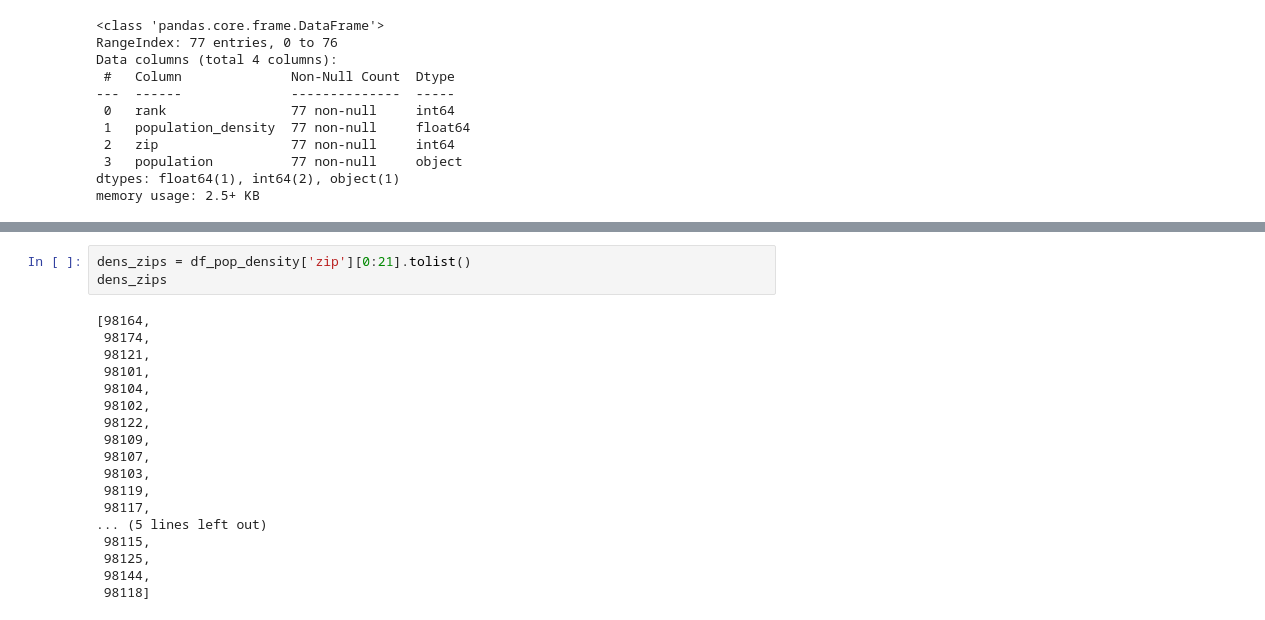
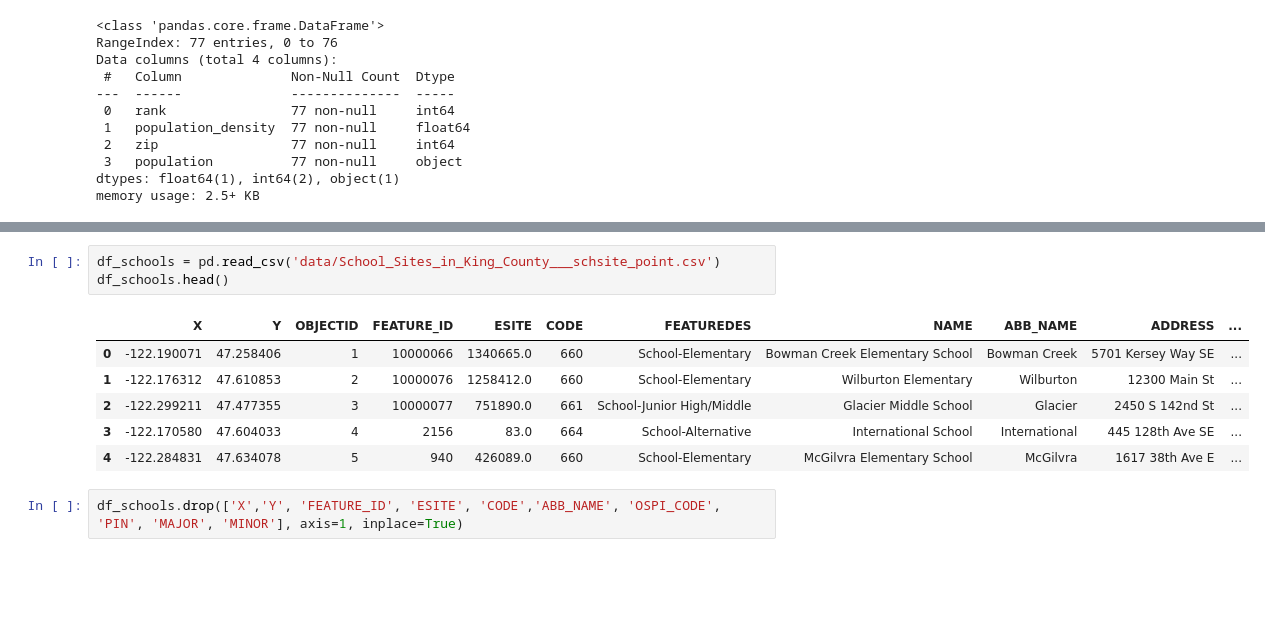
Before and after one commit to LanaCasselmann/eda-project-housing, a Jupyter notebook: preliminaries.ipynb, the cells around one changed output, grey strips where cells are left out. Saved outputs shown, nothing was run; the diff lists cells and outputs as text; blank space fills up the shorter version.

```diff
--- a/preliminaries.ipynb
+++ b/preliminaries.ipynb
@@ -101,21 +105,12 @@ dict_pop_rk
-# %%
-dens_zips = df_pop_density['zip'][0:21].tolist()
-dens_zips
-# %% [output]
-[98164,
- 98174,
- 98121,
- 98101,
- 98104,
- 98102,
- 98122,
- 98109,
- 98107,
- 98103,
- 98119,
- 98117,
-... (5 lines left out)
- 98115,
- 98125,
- 98144,
- 98118]
+# %%
+df_schools = pd.read_csv('data/School_Sites_in_King_County___schsite_point.csv')
+df_schools.head()
+# %% [output]
+|  | X | Y | OBJECTID | FEATURE_ID | ESITE | CODE | FEATUREDES | NAME | ABB_NAME | ADDRESS | ... |
+| 0 | -122.190071 | 47.258406 | 1 | 10000066 | 1340665.0 | 660 | School-Elementary | Bowman Creek Elementary School | Bowman Creek | 5701 Kersey Way SE | ... |
+| 1 | -122.176312 | 47.610853 | 2 | 10000076 | 1258412.0 | 660 | School-Elementary | Wilburton Elementary | Wilburton | 12300 Main St | ... |
+| 2 | -122.299211 | 47.477355 | 3 | 10000077 | 751890.0 | 661 | School-Junior High/Middle | Glacier Middle School | Glacier | 2450 S 142nd St | ... |
+| 3 | -122.170580 | 47.604033 | 4 | 2156 | 83.0 | 664 | School-Alternative | International School | International | 445 128th Ave SE | ... |
+| 4 | -122.284831 | 47.634078 | 5 | 940 | 426089.0 | 660 | School-Elementary | McGilvra Elementary School | McGilvra | 1617 38th Ave E | ... |
+# %%
+df_schools.drop(['X','Y', 'FEATURE_ID', 'ESITE', 'CODE','ABB_NAME', 'OSPI_CODE', 'PIN', 'MAJOR', 'MINOR'], axis=1, inplace=True)
```
Also changed, not shown: parts of 7 cells of this notebook, 1 other file.
